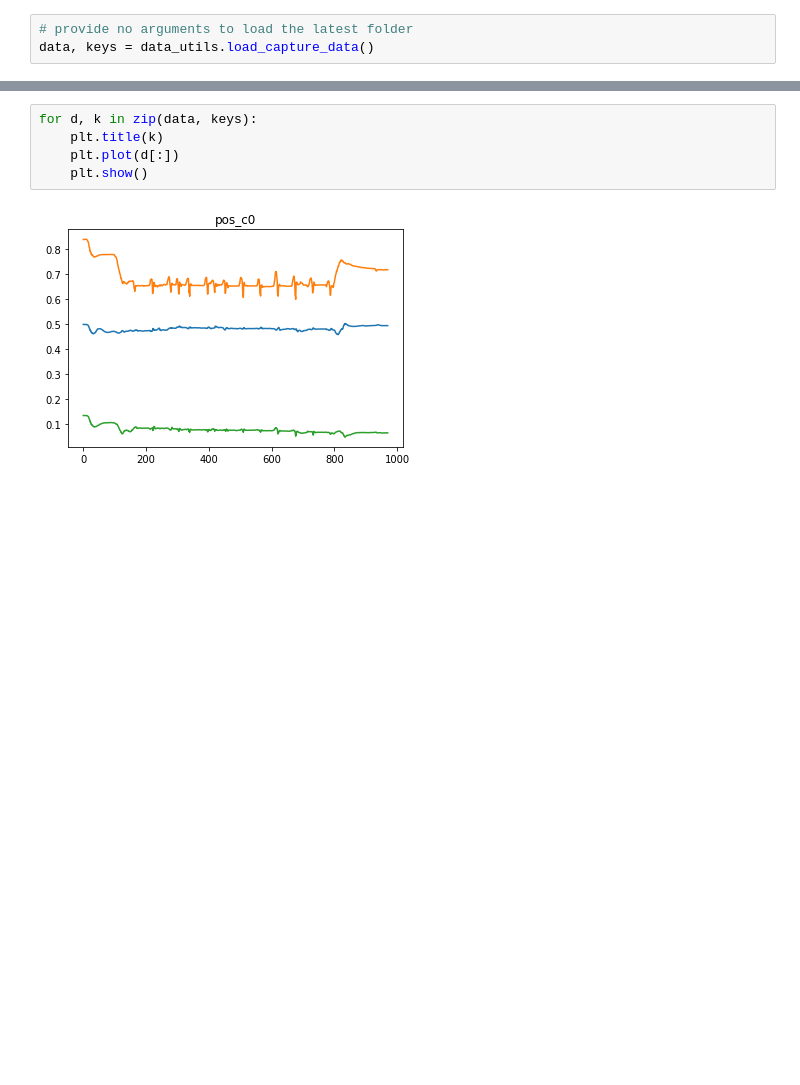
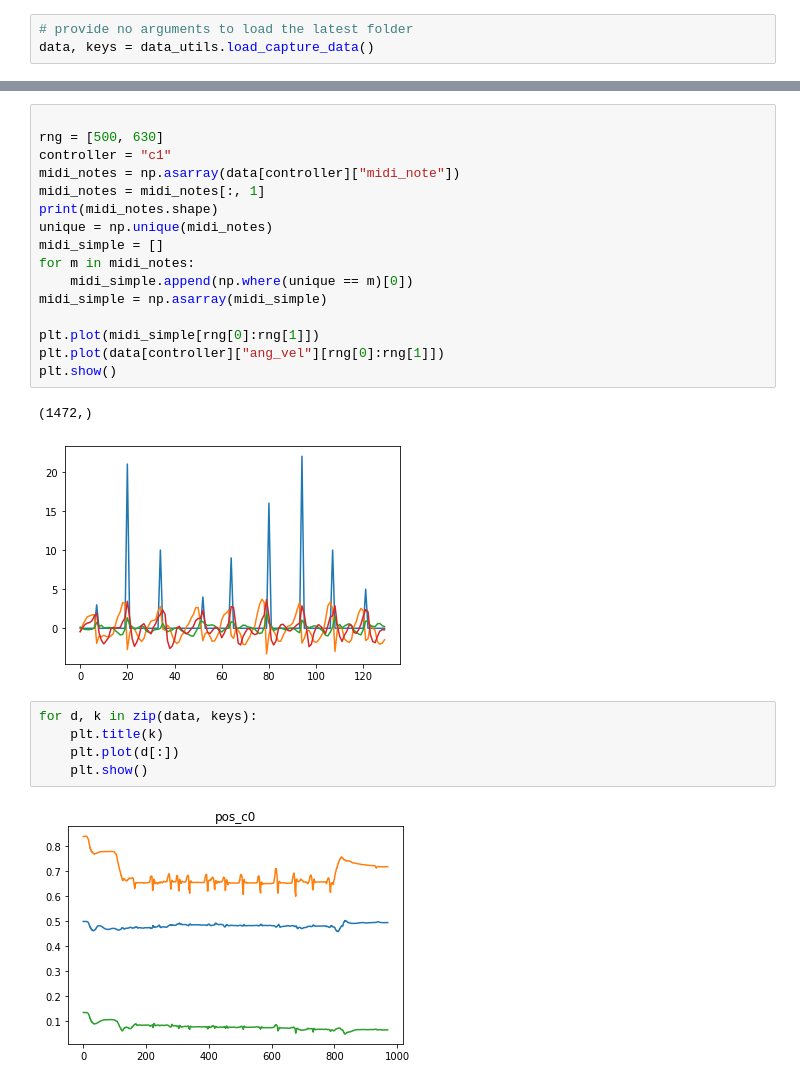
Before and after one commit to carlmoore256/VR-ML-Drumkit, a Jupyter notebook: Utils/visualize_capture.ipynb, the cells around one changed output, grey strips where cells are left out. Drawn from its saved outputs; the diff is of its cells as text; blank space fills up the shorter version.

```diff
--- a/Utils/visualize_capture.ipynb
+++ b/Utils/visualize_capture.ipynb
@@ -17,3 +36,22 @@ wrote json to d:\AiDrummer\CapturedMotion\2021-04-09-031454\capture_2021-04-09-0
+# %%
+
+rng = [500, 630]
+controller = "c1"
+midi_notes = np.asarray(data[controller]["midi_note"])
+midi_notes = midi_notes[:, 1]
+print(midi_notes.shape)
+unique = np.unique(midi_notes)
+midi_simple = []
+for m in midi_notes:
+    midi_simple.append(np.where(unique == m)[0])
+midi_simple = np.asarray(midi_simple)
+
+plt.plot(midi_simple[rng[0]:rng[1]])
+plt.plot(data[controller]["ang_vel"][rng[0]:rng[1]])
+plt.show()
+# %% [output]
+(1472,)
+[figure, added]
 # %%
 for d, k in zip(data, keys):
     plt.title(k)
```
Also changed, not shown: parts of 6 cells of this notebook, 9 other files.
